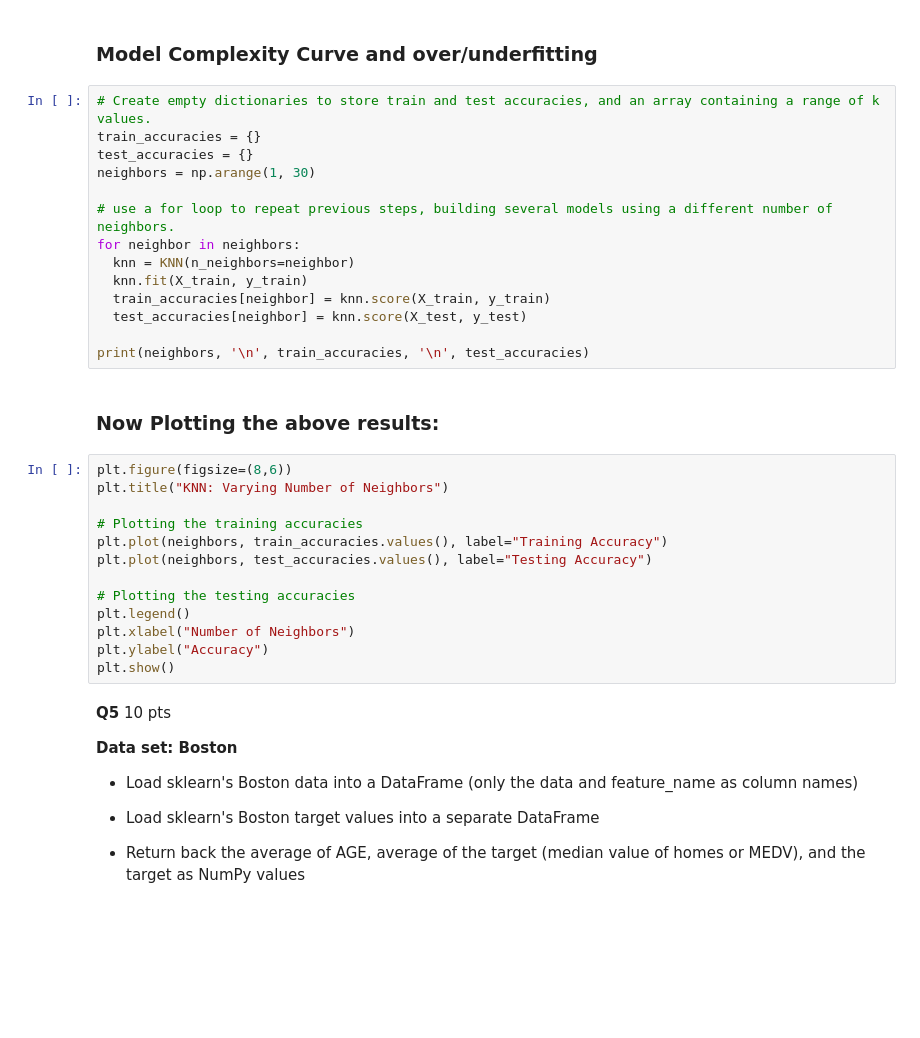
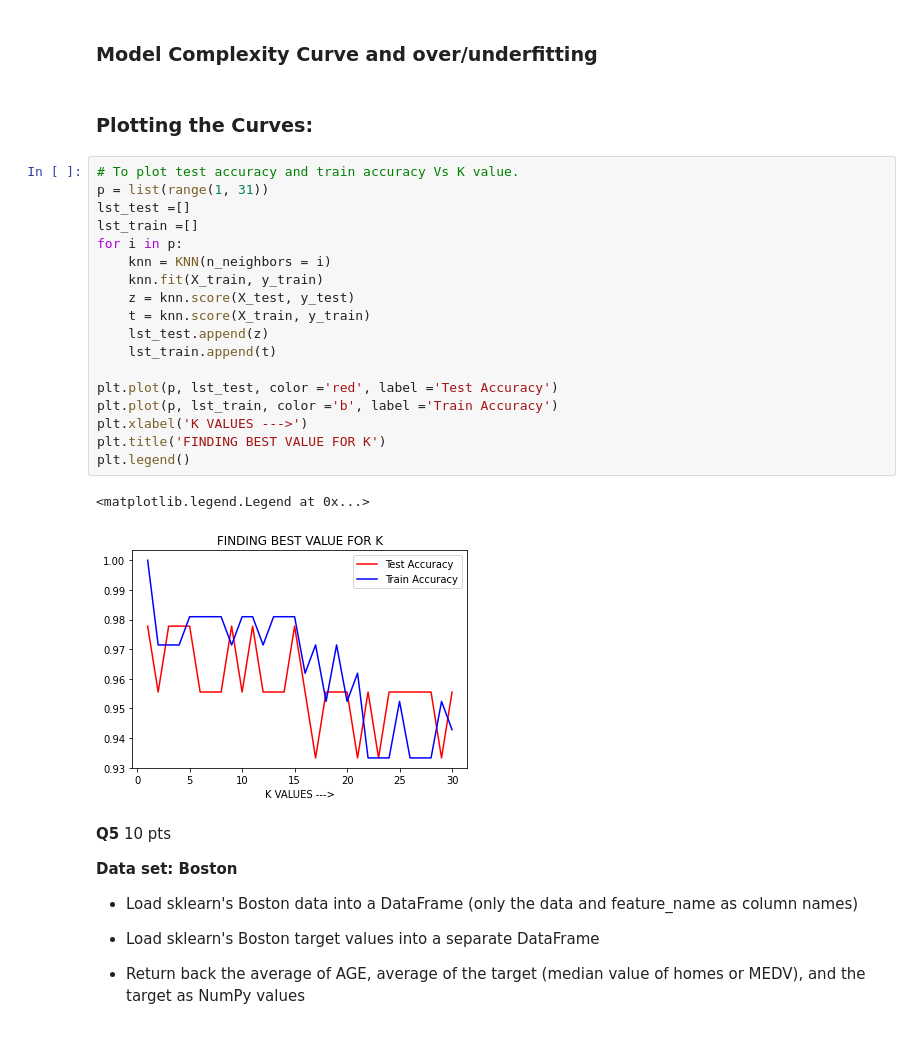
Before and after one commit to uzmabb182/Data602_Assignments, a Jupyter notebook: assignment_10.ipynb, the cells around one changed output. Saved outputs shown, nothing was run; the diff lists cells and outputs as text; blank space fills up the shorter version.

```diff
--- a/assignment_10.ipynb
+++ b/assignment_10.ipynb
@@ -205,35 +276,29 @@ Small K = more complex model = can lead to overfitting (sensitive to noise in th
 * Generate an overfitting / underfitting curve of kNN each of the testing and training accuracy performance scores series for a range of neighbor (k) values from 1 to 30 and plot the curves (number of neighbors is x-axis, performance score is y-axis on the chart).
 # %% [markdown]
 ### Model Complexity Curve and over/underfitting
-# %%
-# Create empty dictionaries to store train and test accuracies, and an array containing a range of k values.
-train_accuracies = {}
-test_accuracies = {}
-neighbors = np.arange(1, 30)
-
-# use a for loop to repeat previous steps, building several models using a different number of neighbors.
-for neighbor in neighbors:
-  knn = KNN(n_neighbors=neighbor)
-  knn.fit(X_train, y_train)
-  train_accuracies[neighbor] = knn.score(X_train, y_train)
-  test_accuracies[neighbor] = knn.score(X_test, y_test)
-
-print(neighbors, '\n', train_accuracies, '\n', test_accuracies)
 # %% [markdown]
-### Now Plotting the above results:
+### Plotting the Curves:
-# %%
-plt.figure(figsize=(8,6))
-plt.title("KNN: Varying Number of Neighbors")
-
-# Plotting the training accuracies
-plt.plot(neighbors, train_accuracies.values(), label="Training Accuracy")
-plt.plot(neighbors, test_accuracies.values(), label="Testing Accuracy")
-
-# Plotting the testing accuracies
-plt.legend()
-plt.xlabel("Number of Neighbors")
-plt.ylabel("Accuracy")
-plt.show()
+# %%
+# To plot test accuracy and train accuracy Vs K value.
+p = list(range(1, 31))
+lst_test =[]
+lst_train =[]
+for i in p:
+    knn = KNN(n_neighbors = i)
+    knn.fit(X_train, y_train)
+    z = knn.score(X_test, y_test)
+    t = knn.score(X_train, y_train)
+    lst_test.append(z)
+    lst_train.append(t)
+
+plt.plot(p, lst_test, color ='red', label ='Test Accuracy')
+plt.plot(p, lst_train, color ='b', label ='Train Accuracy')
+plt.xlabel('K VALUES --->')
+plt.title('FINDING BEST VALUE FOR K')
+plt.legend()
+# %% [output]
+<matplotlib.legend.Legend at 0x...>
+[figure, added]
 # %% [markdown]
 **Q5** 10 pts
 
```
Also changed, not shown: parts of 19 cells of this notebook.
